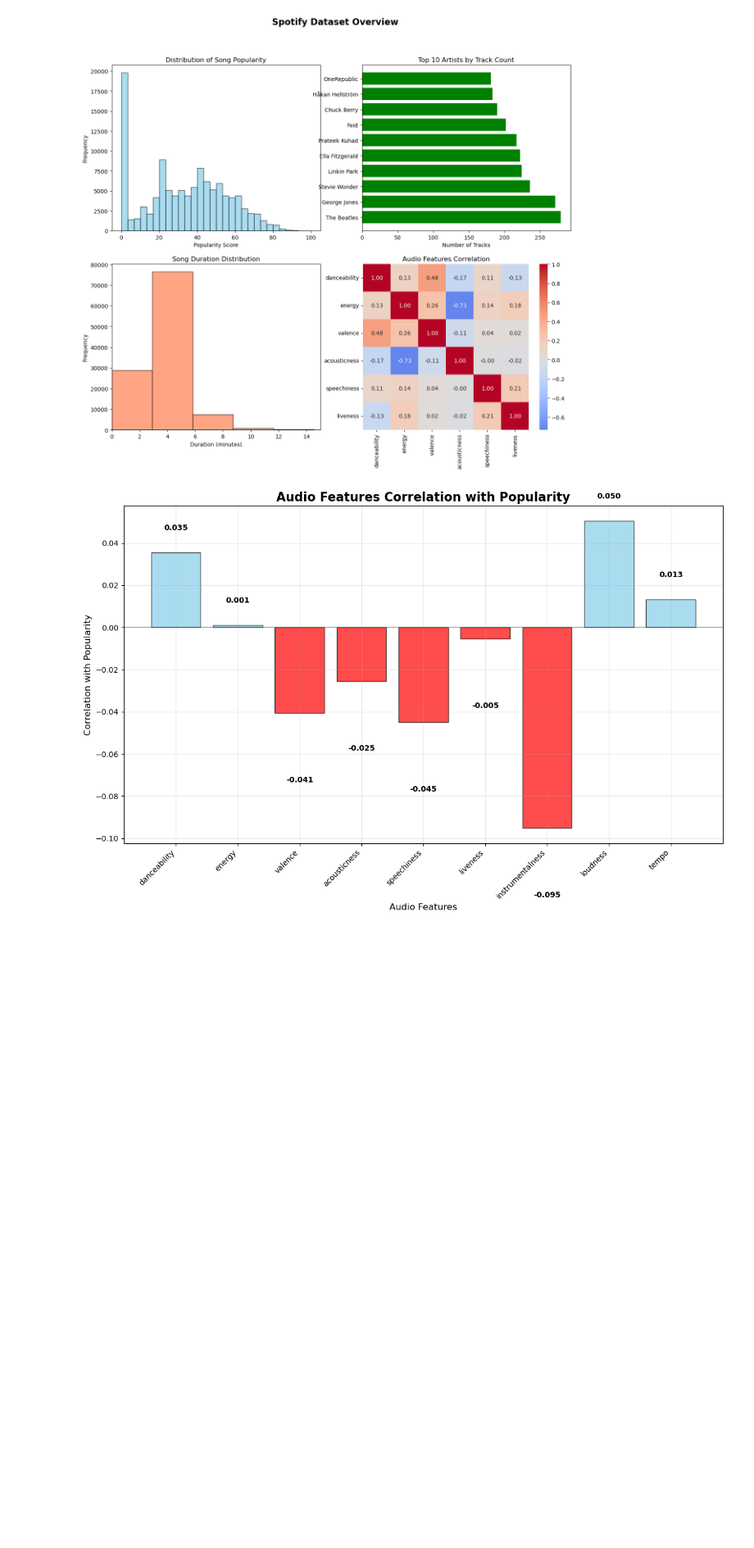
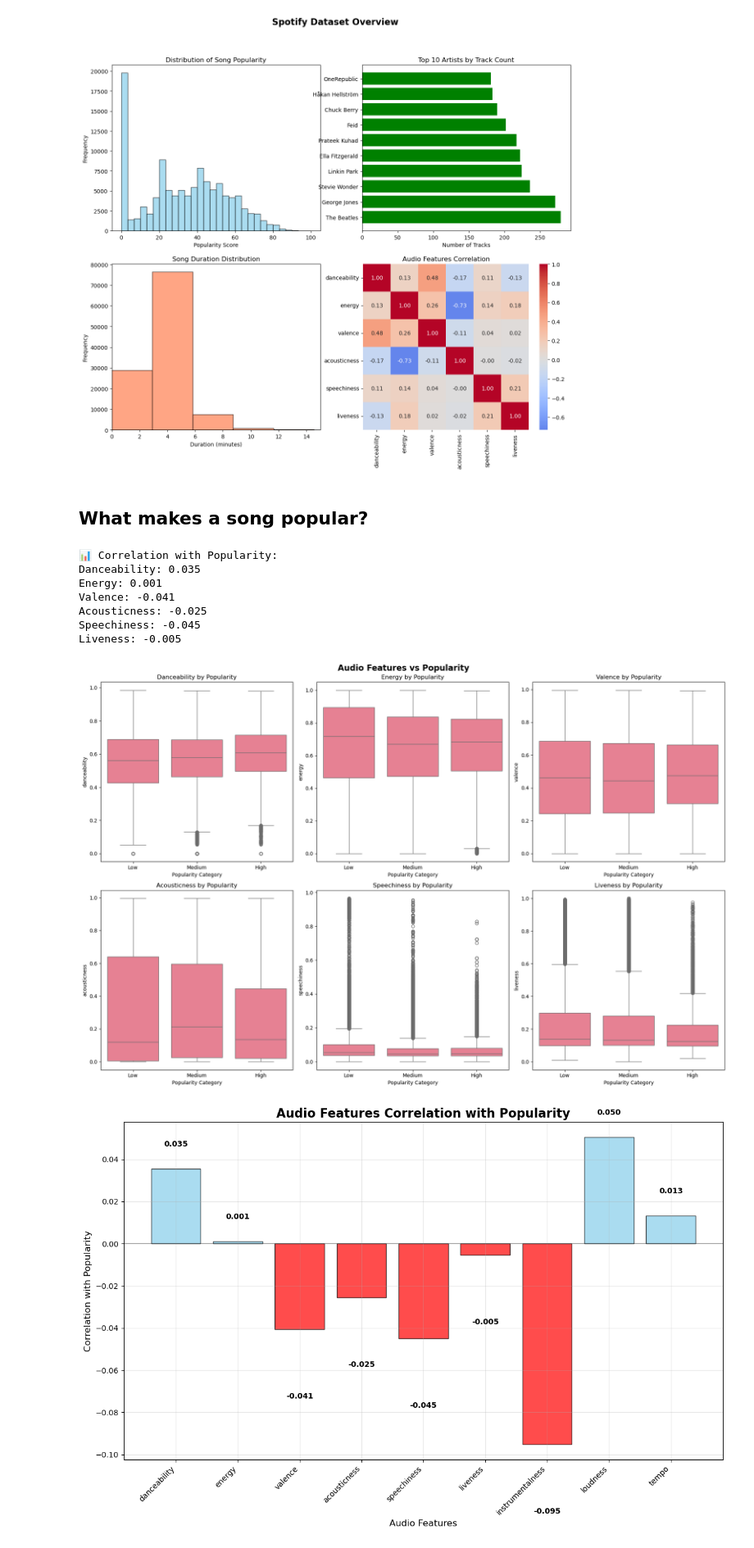
Before and after one commit to LanaDataaa/spotify-music-analysis, a Jupyter notebook: notebook/spotify_analysis.ipynb, the cells around one changed output. Shown at 82% size. Drawn from its saved outputs; the diff is of its cells as text; code cells hidden in the pictures; blank space fills up the shorter version.

```diff
--- a/notebook/spotify_analysis.ipynb
+++ b/notebook/spotify_analysis.ipynb
@@ -165,6 +183,45 @@ axes[1,1].set_title('Audio Features Correlation')
 # %% [output]
 Text(0.5, 1.0, 'Audio Features Correlation')
 [figure]
+# %% [markdown]
+## What makes a song popular?
+# %%
+if 'popularity' in df.columns and len(available_features) > 0:
+
+    # Create popularity categories
+    df['popularity_category'] = pd.cut(df['popularity'],
+                                     bins=[0, 30, 60, 100],
+                                     labels=['Low', 'Medium', 'High'])
+
+    # Analyze audio features by popularity
+    fig, axes = plt.subplots(2, 3, figsize=(18, 12))
+    fig.suptitle('Audio Features vs Popularity', fontsize=16, fontweight='bold')
+
+    for i, feature in enumerate(available_features[:6]):
+        row, col = i // 3, i % 3
+
+        # Box plot showing feature distribution by popularity category
+        sns.boxplot(data=df, x='popularity_category', y=feature, ax=axes[row, col])
+        axes[row, col].set_title(f'{feature.title()} by Popularity')
+        axes[row, col].set_xlabel('Popularity Category')
+
+    plt.tight_layout()
+
+
+    # Calculate correlations
+    print("\n📊 Correlation with Popularity:")
+    for feature in available_features:
+        corr = df[feature].corr(df['popularity'])
+        print(f"{feature.title()}: {corr:.3f}")
+# %% [output]
+📊 Correlation with Popularity:
+Danceability: 0.035
+Energy: 0.001
+Valence: -0.041
+Acousticness: -0.025
+Speechiness: -0.045
+Liveness: -0.005
+[figure, added]
 # %%
 # Calculate correlations for all audio features
 audio_features_list = ['danceability', 'energy', 'valence', 'acousticness',
```
Also changed, not shown: parts of 5 cells of this notebook.
